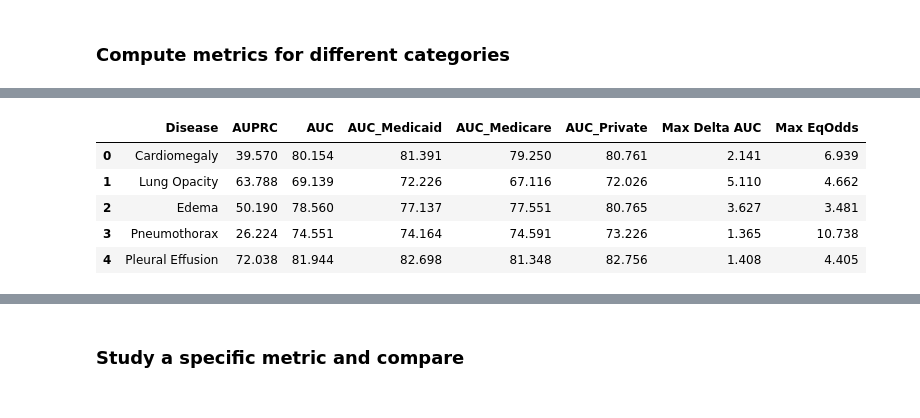
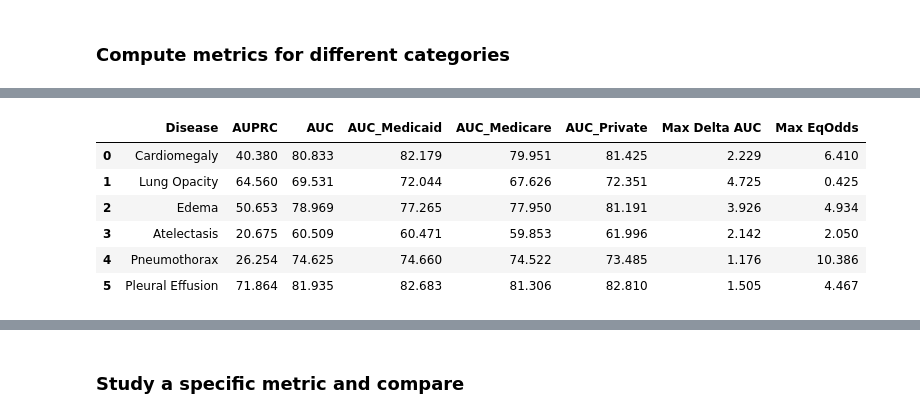
Before and after one commit to clemence-mottez/Mitigating-bias-in-DL-models, a Jupyter notebook: model_eval/densenet_from_embeddings_to_pred_with_NN.ipynb, the cells around one changed output, grey strips where cells are left out. Saved outputs shown, nothing was run; the diff lists cells and outputs as text; code cells hidden in the pictures.

```diff
--- a/model_eval/densenet_from_embeddings_to_pred_with_NN.ipynb
+++ b/model_eval/densenet_from_embeddings_to_pred_with_NN.ipynb
@@ -249,7 +249,7 @@ valid_embeddings = pd.DataFrame(valid['embeddings'].tolist())
 # diseases = ['Enlarged Cardiomediastinum', 'Cardiomegaly', 'Lung Opacity', 'Lung Lesion', 'Edema', 'Consolidation', 'Pneumonia',
             #  'Atelectasis', 'Pneumothorax', 'Pleural Effusion', 'Pleural Other', 'Fracture']
 diseases = ['Cardiomegaly', 'Lung Opacity', 'Edema', 'Atelectasis', 'Pneumothorax', 'Pleural Effusion']
-diseases = ['Cardiomegaly', 'Lung Opacity', 'Edema', 'Pneumothorax', 'Pleural Effusion']
+# diseases = ['Cardiomegaly', 'Lung Opacity', 'Edema', 'Pneumothorax', 'Pleural Effusion']
 # diseases = ['Lung Opacity', 'Pleural Effusion']
 
 # Labels for train and test
@@ -582,7 +578,7 @@ targets = np.array(updated_targets)
 # diseases = ['Enlarged Cardiomediastinum', 'Cardiomegaly', 'Lung Opacity', 'Lung Lesion', 'Edema', 'Consolidation', 'Pneumonia',
             # 'Atelectasis', 'Pneumothorax', 'Pleural Effusion', 'Pleural Other', 'Fracture', 'No finding']
 diseases = ['Cardiomegaly', 'Lung Opacity', 'Edema', 'Atelectasis', 'Pneumothorax', 'Pleural Effusion']
-diseases = ['Cardiomegaly', 'Lung Opacity', 'Edema', 'Pneumothorax', 'Pleural Effusion']
+# diseases = ['Cardiomegaly', 'Lung Opacity', 'Edema', 'Pneumothorax', 'Pleural Effusion']
 # diseases = ['Lung Opacity', 'Pleural Effusion']
 # %%
 def compute_metrics(predictions, targets):
@@ -1112,6 +1110,6 @@ styled_df
 # %%
 # Initialize an empty list to store the data
-data = []
+data_race = []
 
 # Iterate over the diseases in the metrics dictionary
 for disease, values in metrics.items():
@@ -1134,24 +1132,24 @@ for disease, values in metrics.items():
     ]
 
     # Calculate the maximum delta AUC
-    delta_auc = max(abs(auc_groups[i] - auc_groups[j]) for i in range(len(auc_groups)) for j in range(i + 1, len(auc_groups)))
+    delta_auc_race = max(abs(auc_groups[i] - auc_groups[j]) for i in range(len(auc_groups)) for j in range(i + 1, len(auc_groups)))
 
     # Calculate the maximum equality of odds
-    eq_odds = max(
+    eq_odds_race = max(
         0.5 * (abs(tp_rates[i] - tp_rates[j]) + abs(fp_rates[i] - fp_rates[j]))
         for i in range(len(tp_rates)) for j in range(i + 1, len(tp_rates))
     )
 
     # Append to the data list
-    data.append([disease, auprc_overall, auc_overall] + auc_groups + [delta_auc, eq_odds])
+    data_race.append([disease, auprc_overall, auc_overall] + auc_groups + [delta_auc_race, eq_odds_race])
 
 # Create a DataFrame
 columns = ['Disease', 'AUPRC', 'AUC', 'AUC_White', 'AUC_Black', 'AUC_Asian', 'Max Delta AUC', 'Max EqOdds']
-df = pd.DataFrame(data, columns=columns)
+df_race = pd.DataFrame(data_race, columns=columns)
 
 # Display the DataFrame with styling
 # Styling the DataFrame
-styled_df = df.style.format({
+styled_df = df_race.style.format({
     'AUC': "{:.3f}",
     'AUPRC': "{:.3f}",
     'AUC_White': "{:.3f}",
@@ -1173,6 +1172,6 @@ styled_df
 # %%
 # Initialize an empty list to store the data
-data = []
+data_age = []
 
 # Iterate over the diseases in the metrics dictionary
 for disease, values in metrics.items():
@@ -1189,18 +1188,18 @@ for disease, values in metrics.items():
     fp_rate_young = metrics_young[disease]['FP Rate'] *100
 
     # Calculate delta AUC and equality of odds
-    delta_auc = abs(auc_old - auc_young)
-    eq_odds = 0.5 * (abs(tp_rate_old - tp_rate_young) + abs(fp_rate_old - fp_rate_young))
+    delta_auc_age = abs(auc_old - auc_young)
+    eq_odds_age = 0.5 * (abs(tp_rate_old - tp_rate_young) + abs(fp_rate_old - fp_rate_young))
 
     # Append to the data list
-    data.append([disease, auprc_overall, auc_overall, auc_old, auc_young, delta_auc, eq_odds])
+    data_age.append([disease, auprc_overall, auc_overall, auc_old, auc_young, delta_auc_age, eq_odds_age])
 
 # Create a DataFrame
-df = pd.DataFrame(data, columns=['Disease', 'AUPRC', 'AUC', 'AUC_old', 'AUC_young', 'Delta AUC', 'EqOdds'])
+df_age = pd.DataFrame(data_age, columns=['Disease', 'AUPRC', 'AUC', 'AUC_old', 'AUC_young', 'Delta AUC', 'EqOdds'])
 
 
 # Styling the DataFrame
-styled_df = df.style.format({
+styled_df = df_age.style.format({
     'AUC': "{:.3f}",
     'AUPRC': "{:.3f}",
     'AUC_old': "{:.3f}",
@@ -1221,6 +1221,6 @@ styled_df
 # %%
 # Initialize an empty list to store the data
-data = []
+data_health = []
 
 # Iterate over the diseases in the metrics dictionary
 for disease, values in metrics.items():
@@ -1242,40 +1242,41 @@ for disease, values in metrics.items():
         metrics_private[disease]['FP Rate'] *100
     ]
 
     # Calculate the maximum delta AUC
-    delta_auc = max(abs(auc_groups[i] - auc_groups[j]) for i in range(len(auc_groups)) for j in range(i + 1, len(auc_groups)))
+    delta_auc_health = max(abs(auc_groups[i] - auc_groups[j]) for i in range(len(auc_groups)) for j in range(i + 1, len(auc_groups)))
 
     # Calculate the maximum equality of odds
-    eq_odds = max(
+    eq_odds_health = max(
         0.5 * (abs(tp_rates[i] - tp_rates[j]) + abs(fp_rates[i] - fp_rates[j]))
         for i in range(len(tp_rates)) for j in range(i + 1, len(tp_rates))
     )
 
     # Append to the data list
-    data.append([disease, auprc_overall, auc_overall] + auc_groups + [delta_auc, eq_odds])
+    data_health.append([disease, auprc_overall, auc_overall] + auc_groups + [delta_auc_health, eq_odds_health])
 
 # Create a DataFrame
 columns = ['Disease', 'AUPRC', 'AUC', 'AUC_Medicaid', 'AUC_Medicare', 'AUC_Private', 'Max Delta AUC', 'Max EqOdds']
-df = pd.DataFrame(data, columns=columns)
+df_health = pd.DataFrame(data_health, columns=columns)
 
 # Display the DataFrame with styling
 # Styling the DataFrame
-styled_df = df.style.format({
+styled_df = df_health.style.format({
     'AUC': "{:.3f}",
     'AUPRC': "{:.3f}",
     'AUC_Medicaid': "{:.3f}",
     'AUC_Medicare': "{:.3f}",
     'AUC_Private': "{:.3f}",
     'Max Delta AUC': "{:.3f}",
     'Max EqOdds': "{:.3f}"
 }).background_gradient(cmap='viridis', subset=['AUPRC', 'AUC',  'AUC_Medicaid', 'AUC_Medicare', 'AUC_Private', 'Max Delta AUC', 'Max EqOdds'])
 
 # Display the styled DataFrame
 styled_df
 # %% [output]
 |  | Disease | AUPRC | AUC | AUC_Medicaid | AUC_Medicare | AUC_Private | Max Delta AUC | Max EqOdds |
-| 0 | Cardiomegaly | 39.570 | 80.154 | 81.391 | 79.250 | 80.761 | 2.141 | 6.939 |
-| 1 | Lung Opacity | 63.788 | 69.139 | 72.226 | 67.116 | 72.026 | 5.110 | 4.662 |
-| 2 | Edema | 50.190 | 78.560 | 77.137 | 77.551 | 80.765 | 3.627 | 3.481 |
-| 3 | Pneumothorax | 26.224 | 74.551 | 74.164 | 74.591 | 73.226 | 1.365 | 10.738 |
-| 4 | Pleural Effusion | 72.038 | 81.944 | 82.698 | 81.348 | 82.756 | 1.408 | 4.405 |
+| 0 | Cardiomegaly | 40.380 | 80.833 | 82.179 | 79.951 | 81.425 | 2.229 | 6.410 |
+| 1 | Lung Opacity | 64.560 | 69.531 | 72.044 | 67.626 | 72.351 | 4.725 | 0.425 |
+| 2 | Edema | 50.653 | 78.969 | 77.265 | 77.950 | 81.191 | 3.926 | 4.934 |
+| 3 | Atelectasis | 20.675 | 60.509 | 60.471 | 59.853 | 61.996 | 2.142 | 2.050 |
+| 4 | Pneumothorax | 26.254 | 74.625 | 74.660 | 74.522 | 73.485 | 1.176 | 10.386 |
+| 5 | Pleural Effusion | 71.864 | 81.935 | 82.683 | 81.306 | 82.810 | 1.505 | 4.467 |
```
Also changed, not shown: parts of 14 cells of this notebook, 1 other file.
